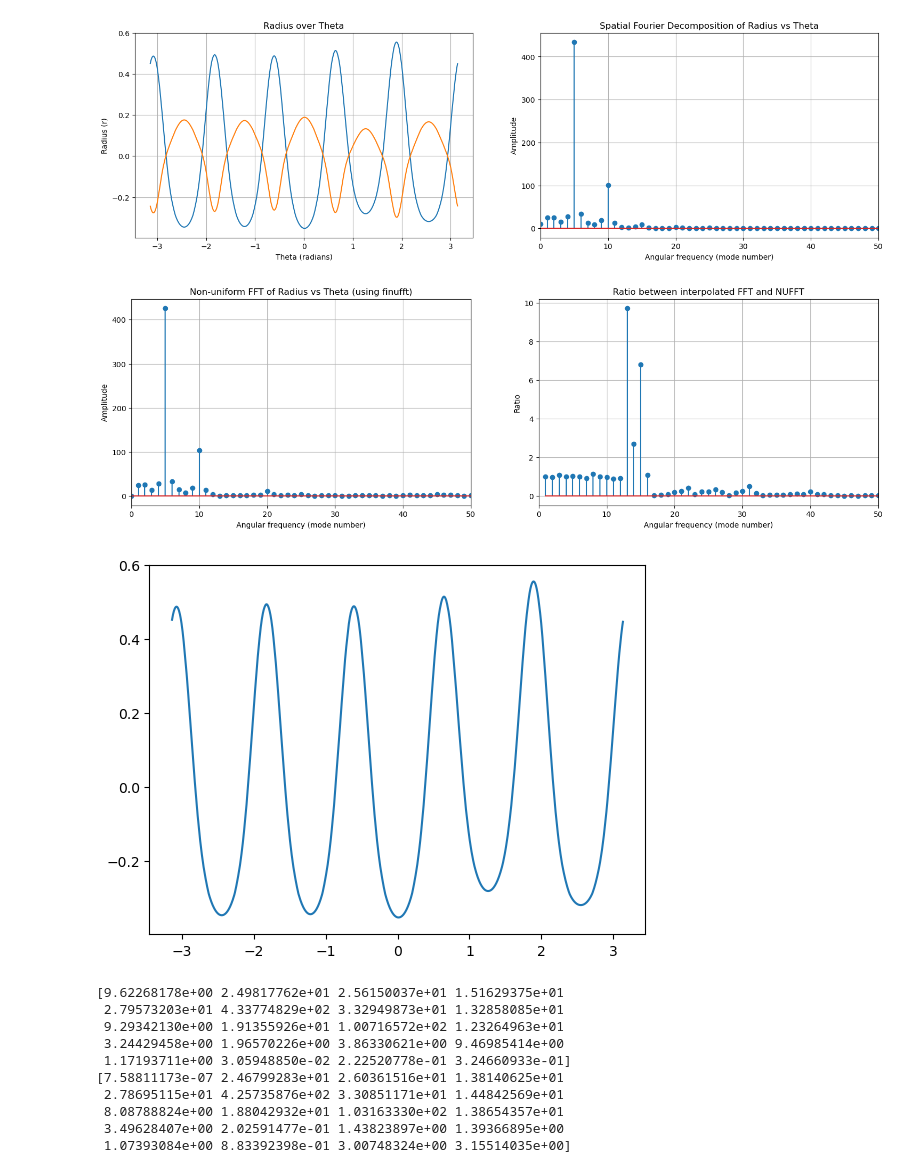
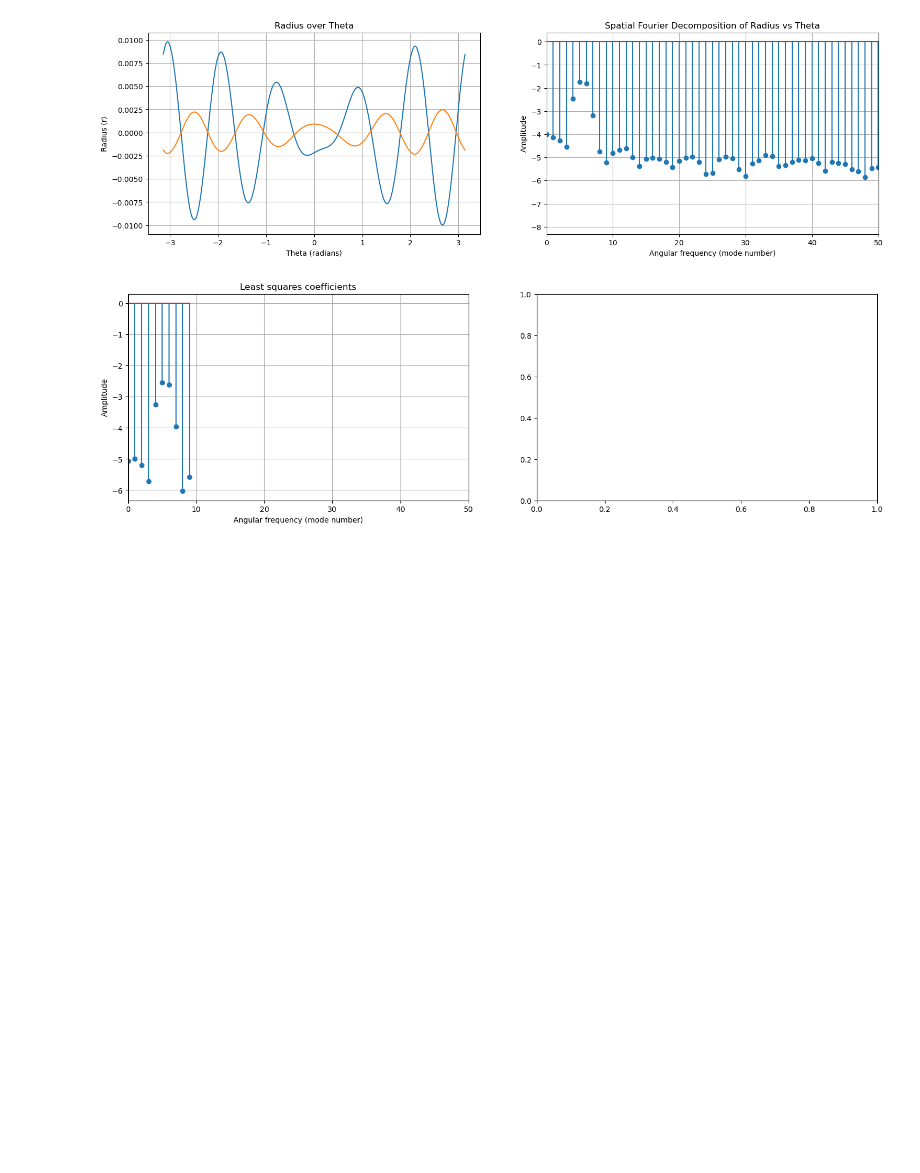
Before and after one commit to Florian808/Inward-flame-post-process, a Jupyter notebook: Local/Isocont_post_process.ipynb, the cells around one changed output. Saved outputs shown, nothing was run; the diff lists cells and outputs as text; code cells hidden in the pictures; blank space fills up the shorter version.

Commit message:
least squares

```diff
--- a/Local/Isocont_post_process.ipynb
+++ b/Local/Isocont_post_process.ipynb
@@ -62,7 +118,7 @@ def get_dominant_mode(theta, signal):
     return dominant_mode
 # %%
 username = os.getlogin()
-filepath = Path(f"C:/Users/{username}/OneDrive - ETH Zurich/Semester 10/Master Thesis/Sim results/base_18.4k_phi_0.6/Uin_01.50_RUN01/database/Isotherm_t_50.00.okc")
+filepath = Path(f"C:/Users/{username}/OneDrive - ETH Zurich/Semester 10/Master Thesis/Sim results/base_18.4k_phi_0.6/Uin_01.50_RUN01/database/Isotherm_t_27.75.okc")
 df = extract_fields_from_okc(filepath, ['x', 'y', 'x_velocity', 'y_velocity'])
 theta_unsorted, r_mean, r_fluc_unsorted = cartesian_df_to_polar(df)
 velocity_mag_unsorted = np.sqrt(df['x_velocity'].values ** 2 + df['y_velocity'].values ** 2)
@@ -73,78 +129,67 @@ theta = theta_unsorted[sorted_indices]
 r_fluc = r_fluc_unsorted[sorted_indices]
 velocity_mag = velocity_mag_unsorted[sorted_indices]
 vel_mag_fluc = velocity_mag - np.mean(velocity_mag)
+
+# Calculate the interpolated FFT
+r_fluc_omega, r_fluc_amp = interpolated_spline_FFT(theta, r_fluc, os_fact=1)
 
 k_plot_lim = 50
 fig, axes = plt.subplots(1, 2, figsize=(18, 5))
 # Plot r vs. theta
 axes[0].plot(theta, r_fluc)
 axes[0].plot(theta, vel_mag_fluc)
 axes[0].set_xlabel('Theta (radians)')
 axes[0].set_ylabel('Radius (r)')
 axes[0].set_title('Radius over Theta')
 #axes[1].set_xlim(0, 0.01)
 axes[0].grid(True)
 
-# Calculate the interpolated FFT
-r_fluc_omega, r_fluc_amp = interpolated_FFT(theta, r_fluc)
-
 # Plot the spectrum
-axes[1].stem(r_fluc_omega, r_fluc_amp)
+axes[1].stem(r_fluc_omega, np.log10(r_fluc_amp))
 axes[1].set_xlabel('Angular frequency (mode number)')
 axes[1].set_ylabel('Amplitude')
 axes[1].set_title('Spatial Fourier Decomposition of Radius vs Theta')
 axes[1].grid(True)
 axes[1].set_xlim(0, k_plot_lim)
 plt.show()
+# Calculate the NUFFT
+# n_modes = 201
+# r_fluc_amp_nu_lr = finufft.nufft1d1(theta, np.asarray(r_fluc, dtype=np.complex128), n_modes, isign=+1)
+# pos_ind_lr = len(r_fluc_amp_nu_lr) // 2
+# r_fluc_amp_nu_lr = np.abs(r_fluc_amp_nu_lr[pos_ind_lr:])
+# k_lr = [i for i in range(0, pos_ind_lr+1)]
 
-# Calculate the NUFFT
-n_modes = 101
-r_fluc_amp_nu = finufft.nufft1d1(theta, np.asarray(r_fluc, dtype=np.complex128), n_modes, isign=-1)
-pos_ind = len(r_fluc_amp_nu) // 2
-r_fluc_amp_nu = np.abs(r_fluc_amp_nu[pos_ind:])
-k = [i for i in range(0, pos_ind+1)]
+# n_modes = 2001
+# r_fluc_amp_nu_hr = finufft.nufft1d1(theta, np.asarray(r_fluc, dtype=np.complex128), n_modes, isign=-1)
+# pos_ind_hr = len(r_fluc_amp_nu_hr) // 2
+# r_fluc_amp_nu_hr = np.abs(r_fluc_amp_nu_hr[pos_ind_hr:])
+# k_hr = [i for i in range(0, pos_ind_hr+1)]
 
+k_ls, r_fluc_amp_ls = least_squares_fit(theta, r_fluc, 10)
 # Plot comparison of NUFFT and interpolated FFT
 fig, axes = plt.subplots(1, 2, figsize=(18, 5))
-axes[0].stem(k, r_fluc_amp_nu)
+axes[0].stem(k_ls, np.log10(np.abs(r_fluc_amp_ls)))
 axes[0].set_xlabel('Angular frequency (mode number)')
 axes[0].set_ylabel('Amplitude')
-axes[0].set_title('Non-uniform FFT of Radius vs Theta (using finufft)')
+axes[0].set_title('Least squares coefficients')
 axes[0].set_xlim(0, k_plot_lim)
 axes[0].grid(True)
 
-axes[1].stem(k[1:], r_fluc_amp[1:pos_ind+1] / r_fluc_amp_nu[1:])
-axes[1].set_xlabel('Angular frequency (mode number)')
-axes[1].set_ylabel('Ratio')
-axes[1].set_title('Ratio between interpolated FFT and NUFFT')
-axes[1].set_xlim(0, k_plot_lim)
-axes[1].grid(True)
+# axes[1].stem(k_lr[1:], r_fluc_amp[1:pos_ind_lr+1])# / r_fluc_amp_nu_lr[1:])
+# axes[1].set_xlabel('Angular frequency (mode number)')
+# axes[1].set_ylabel('Ratio')
+# axes[1].set_title('Ratio between interpolated FFT and NUFFT')
+# axes[1].set_xlim(0, k_plot_lim)
+# axes[1].grid(True)
 plt.show()
-    # Define uniform theta range
-theta_uniform = np.linspace(theta[0], theta[-1],int(len(theta)), endpoint=False)
 
-    # Interpolate r to uniform theta
-r_interp = interp1d(theta, r_fluc, kind='cubic')
-r_uniform = r_interp(theta_uniform)
-plt.plot(theta_uniform, r_uniform)
-#plt.xlim(0,0.01)
-plt.show()
-plt.plot((np.roll(theta, 1) - theta)[1:] / (2*np.pi/len(theta)), linewidth=0.4)
-print(r_fluc_amp[:20])
-print(r_fluc_amp_nu[:20])
+
+# plt.plot((np.roll(theta, 1) - theta)[1:] / (2*np.pi/len(theta)), linewidth=0.4)
+# plt.show()
+# print(r_fluc_amp[:20])
+# print(r_fluc_amp_nu_lr[:20])
 #dominant_mode = int(r_fluc_omega[np.argmax(r_fluc_amp)])
 #print(f"Shape seems to be {dominant_mode}-sided")
 # %% [output]
-[figure, old version]
+[figure, new version]
-[figure, old version]
+[figure, new version]
-[figure, removed]
-[9.62268178e+00 2.49817762e+01 2.56150037e+01 1.51629375e+01
- 2.79573203e+01 4.33774829e+02 3.32949873e+01 1.32858085e+01
- 9.29342130e+00 1.91355926e+01 1.00716572e+02 1.23264963e+01
- 3.24429458e+00 1.96570226e+00 3.86330621e+00 9.46985414e+00
- 1.17193711e+00 3.05948850e-02 2.22520778e-01 3.24660933e-01]
-[7.58811173e-07 2.46799283e+01 2.60361516e+01 1.38140625e+01
- 2.78695115e+01 4.25735876e+02 3.30851171e+01 1.44842569e+01
- 8.08788824e+00 1.88042932e+01 1.03163330e+02 1.38654357e+01
- 3.49628407e+00 2.02591477e-01 1.43823897e+00 1.39366895e+00
- 1.07393084e+00 8.83392398e-01 3.00748324e+00 3.15514035e+00]
```
Also changed, not shown: parts of 7 cells of this notebook, 1 other file.
